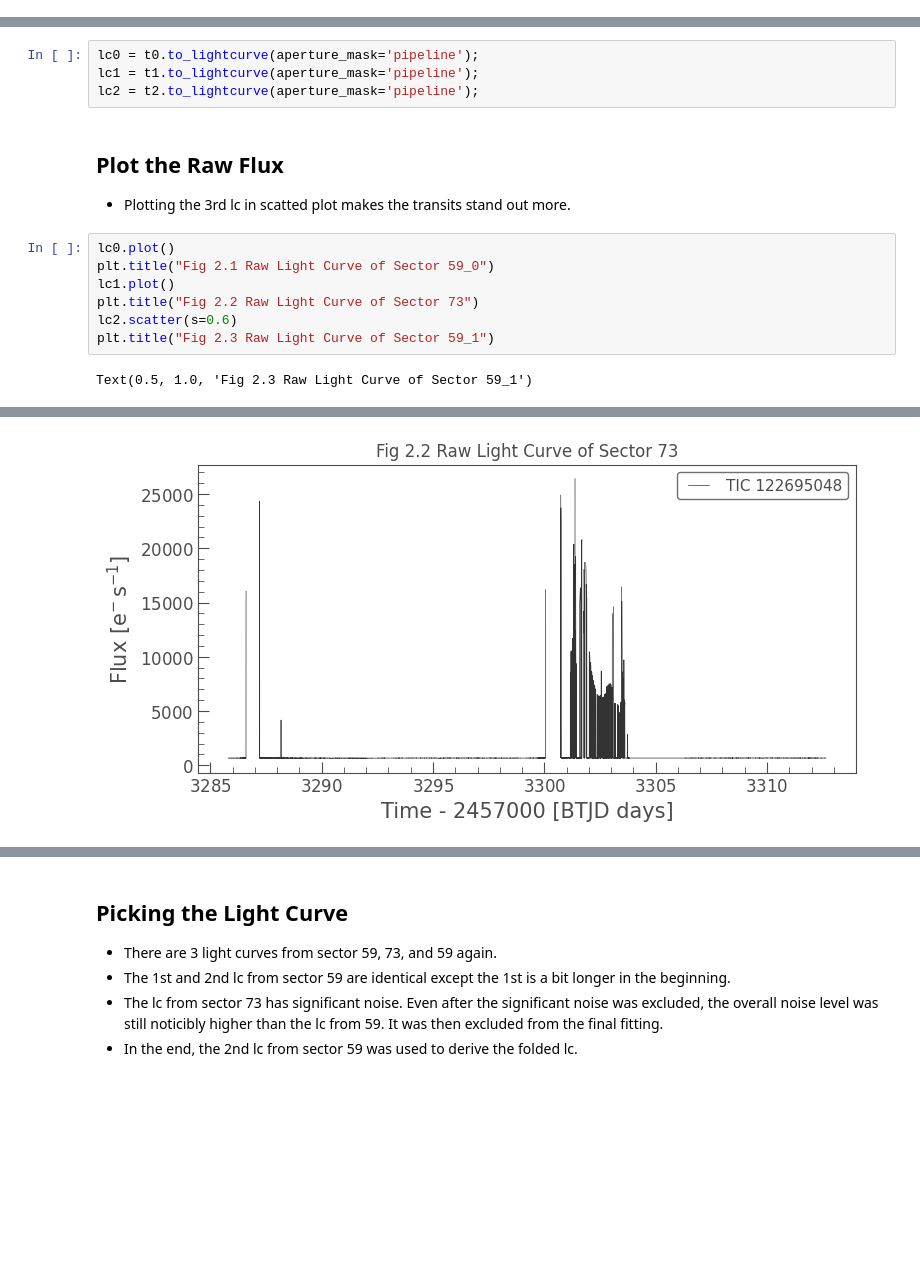
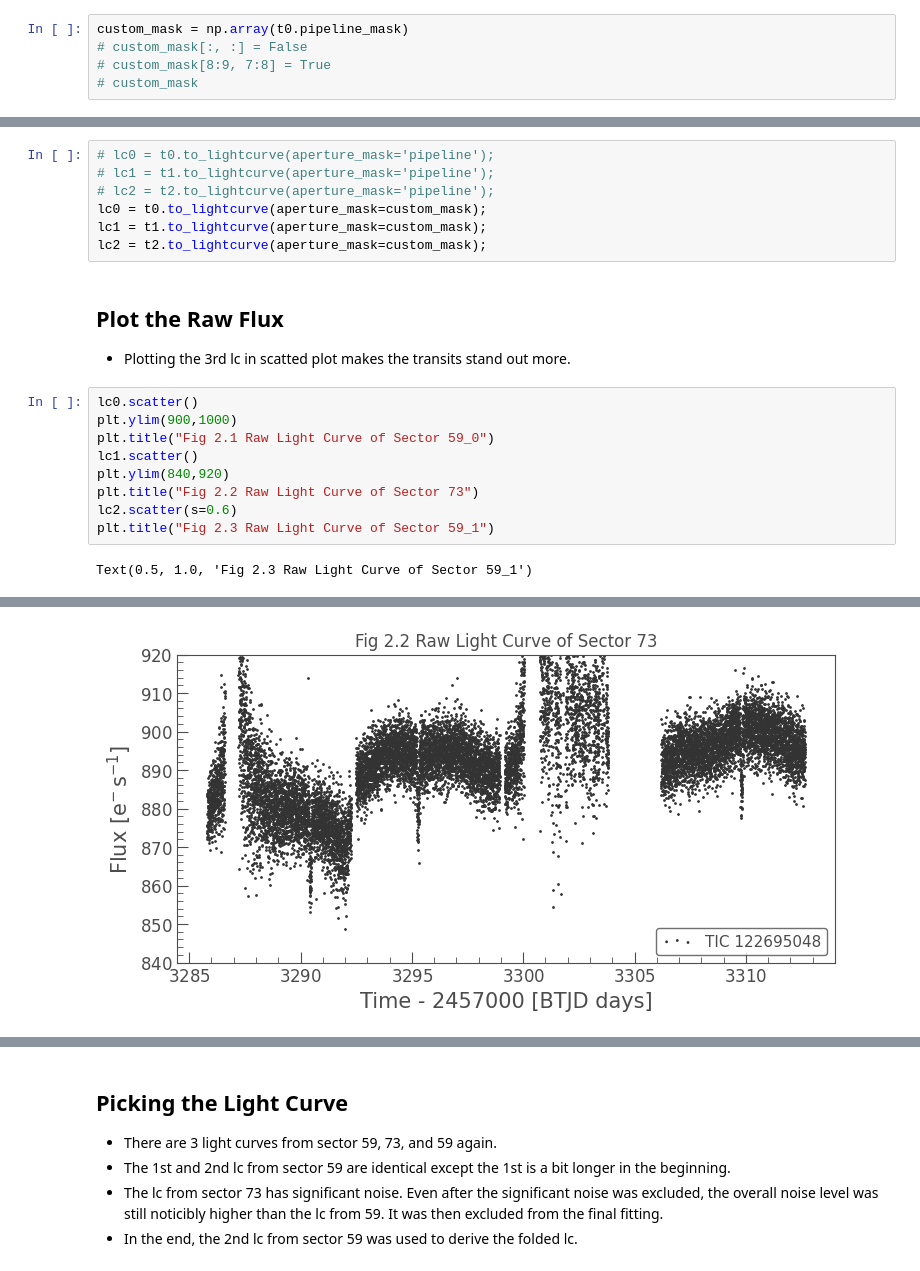
Before and after one commit to sophia268238/astronomy_ml, a Jupyter notebook: notebooks/TOI_3726.ipynb, the cells around one changed output, grey strips where cells are left out. Drawn from its saved outputs; the diff is of its cells as text; blank space fills up the shorter version.

```diff
--- a/notebooks/TOI_3726.ipynb
+++ b/notebooks/TOI_3726.ipynb
@@ -52,5 +55,10 @@ Text(0.5, 1.0, 'Fig 1.1 Sample Frame of Target ID: 122695048, Cadence: 1482118')
 ## Aperature Note
 - Suprisingly, the aperture is not on the brighter region of the cut-out!
 - Does it mean TOI-3726 is the dimmer of the 2 neighboring stars?
+# %%
+custom_mask = np.array(t0.pipeline_mask)
+# custom_mask[:, :] = False
+# custom_mask[8:9, 7:8] = True
+# custom_mask
 # %%
 # Show the pipeline_mask
@@ -60,16 +69,21 @@ plt.title("Fig 1.2 Sample Aperture of Target ID: 122695048, Cadence: 1211623")
 Text(0.5, 1.0, 'Fig 1.2 Sample Aperture of Target ID: 122695048, Cadence: 1211623')
 [figure]
 # %%
-lc0 = t0.to_lightcurve(aperture_mask='pipeline');
-lc1 = t1.to_lightcurve(aperture_mask='pipeline');
-lc2 = t2.to_lightcurve(aperture_mask='pipeline');
+# lc0 = t0.to_lightcurve(aperture_mask='pipeline');
+# lc1 = t1.to_lightcurve(aperture_mask='pipeline');
+# lc2 = t2.to_lightcurve(aperture_mask='pipeline');
+lc0 = t0.to_lightcurve(aperture_mask=custom_mask);
+lc1 = t1.to_lightcurve(aperture_mask=custom_mask);
+lc2 = t2.to_lightcurve(aperture_mask=custom_mask);
 # %% [markdown]
 ## Plot the Raw Flux
 - Plotting the 3rd lc in scatted plot makes the transits stand out more.
 # %%
-lc0.plot()
+lc0.scatter()
+plt.ylim(900,1000)
 plt.title("Fig 2.1 Raw Light Curve of Sector 59_0")
-lc1.plot()
+lc1.scatter()
+plt.ylim(840,920)
 plt.title("Fig 2.2 Raw Light Curve of Sector 73")
 lc2.scatter(s=0.6)
 plt.title("Fig 2.3 Raw Light Curve of Sector 59_1")
@@ -79 +93 @@ Text(0.5, 1.0, 'Fig 2.3 Raw Light Curve of Sector 59_1')
-[figure, old version]
+[figure, new version]
```
Also changed, not shown: parts of 17 cells of this notebook, 5 other files.
